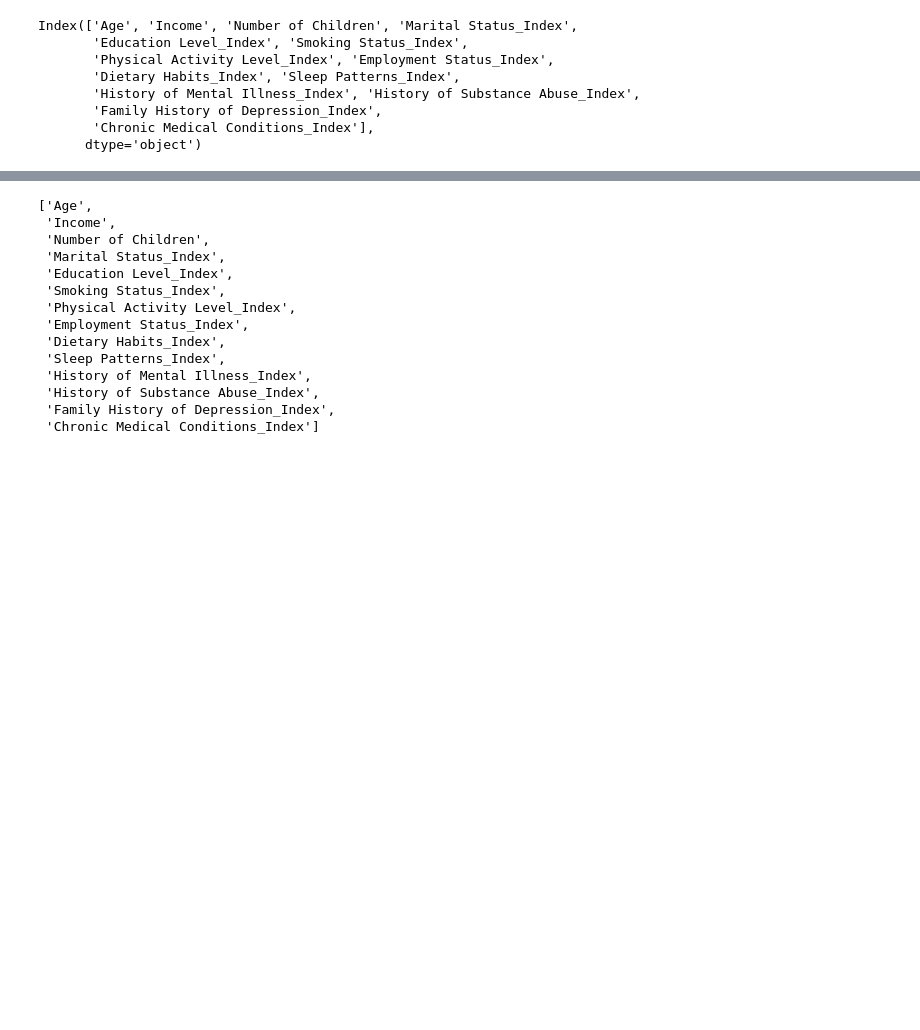
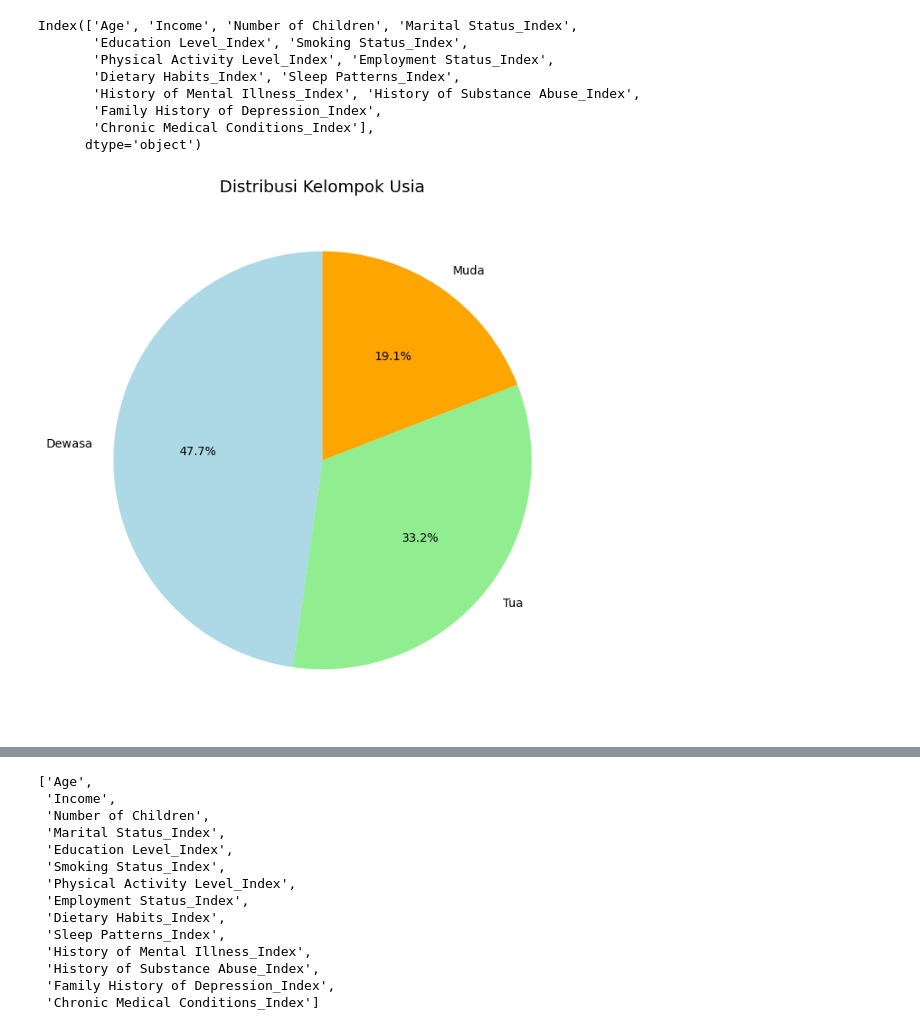
Before and after one commit to saktiworkstation/Deteksi-Dini-Depresi-dengan-4-Model-ML, a Jupyter notebook: FP_bdpal.ipynb, the cells around one changed output, grey strips where cells are left out. Saved outputs shown, nothing was run; the diff lists cells and outputs as text; code cells hidden in the pictures; blank space fills up the shorter version.

```diff
--- a/FP_bdpal.ipynb
+++ b/FP_bdpal.ipynb
@@ -147,4 +145,4 @@ pandas_encode_df.to_csv('/content/drive/MyDrive/AI Lanjut/dataset/encoded_data.c
 #EDA
 # %%
 import pandas as pd
-encode_df = pd.read_csv('/content/drive/MyDrive/AI Lanjut/dataset/encoded_data.csv')
+encode_df = pd.read_csv('/content/encoded_data.csv')
@@ -166,0 +169,25 @@ plt.show()
+# %%
+def classify_age(age):
+    if age < 30:
+        return "Muda"
+    elif 30 <= age < 60:
+        return "Dewasa"
+    else:
+        return "Tua"
+
+# Tambahkan kolom baru berdasarkan klasifikasi usia
+encode_df['Age Group'] = encode_df['Age'].apply(classify_age)
+
+# Hitung jumlah individu dalam setiap kelompok usia
+age_group_counts = encode_df['Age Group'].value_counts()
+
+# Pie chart untuk distribusi kelompok usia
+plt.figure(figsize=(8, 8))
+age_group_counts.plot(kind='pie', autopct='%1.1f%%', startangle=90, colors=['lightblue', 'lightgreen', 'orange'])
+
+# Tambahkan judul dan sesuaikan tampilannya
+plt.title("Distribusi Kelompok Usia", fontsize=14)
+plt.ylabel("")  # Hapus label default
+plt.show()
+# %% [output]
+[figure, added]
```
Also changed, not shown: parts of 30 cells of this notebook.
